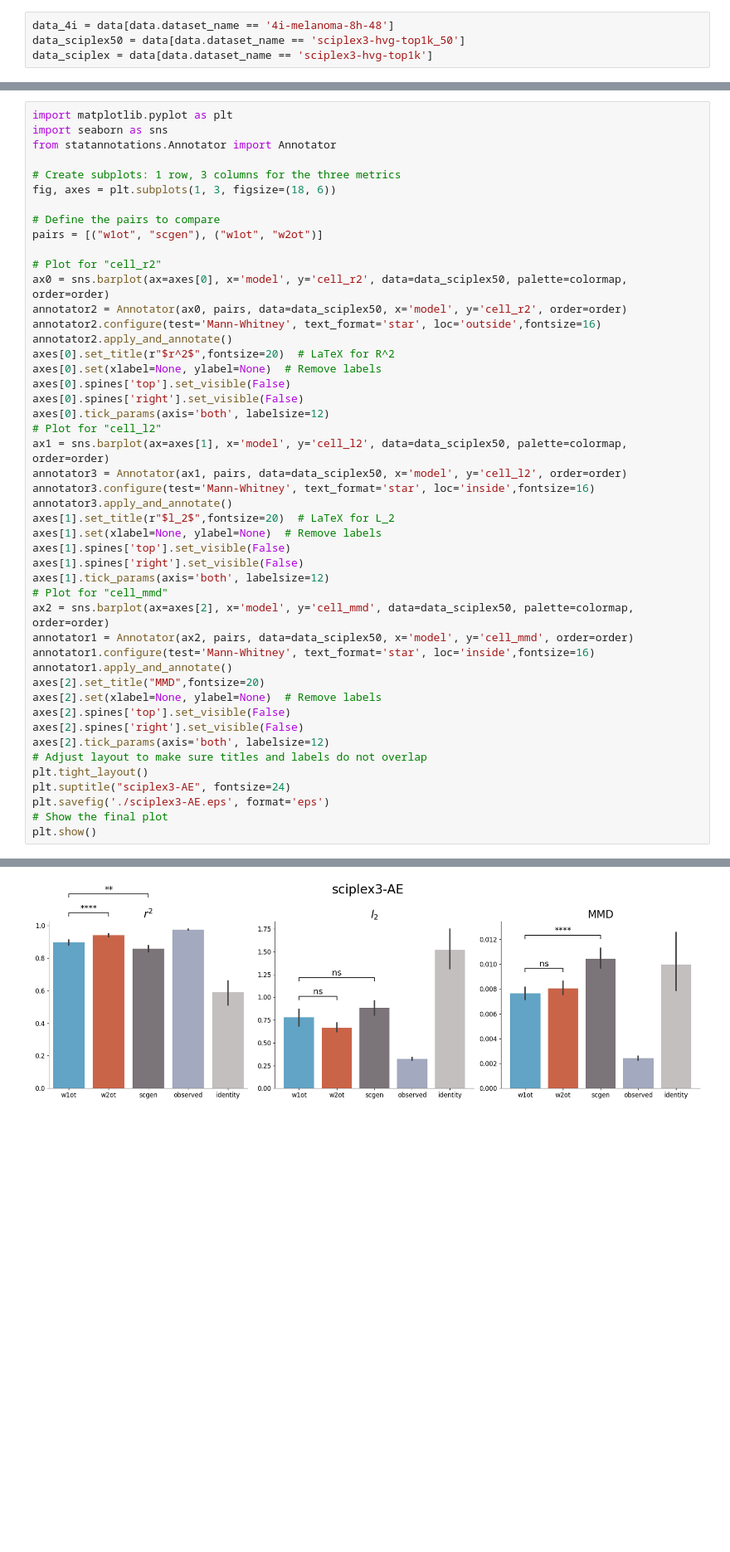
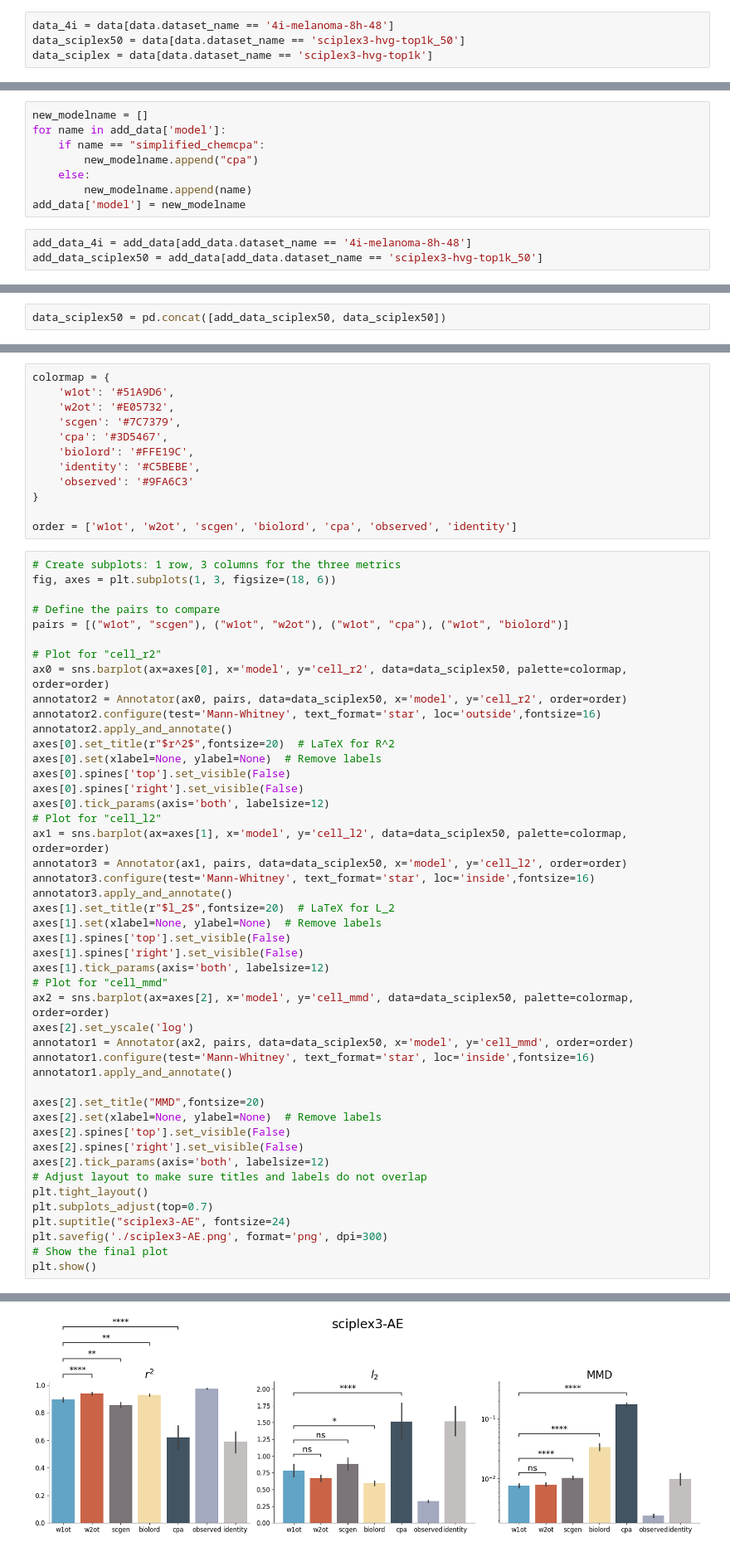
Before and after one commit to poseidonchan/w1ot, a Jupyter notebook: Experiments/fig3&4.ipynb, the cells around one changed output, grey strips where cells are left out. Shown at 83% size. Cells and saved outputs as stored; diff of their text form; blank space fills up the shorter version.

```diff
--- a/Experiments/fig3&4.ipynb
+++ b/Experiments/fig3&4.ipynb
@@ -10,0 +14,11 @@ data_sciplex = data[data.dataset_name == 'sciplex3-hvg-top1k']
+# %%
+new_modelname = []
+for name in add_data['model']:
+    if name == "simplified_chemcpa":
+        new_modelname.append("cpa")
+    else:
+        new_modelname.append(name)
+add_data['model'] = new_modelname
+# %%
+add_data_4i = add_data[add_data.dataset_name == '4i-melanoma-8h-48']
+add_data_sciplex50 = add_data[add_data.dataset_name == 'sciplex3-hvg-top1k_50']
@@ -10,0 +27,2 @@ data_sciplex = data[data.dataset_name == 'sciplex3-hvg-top1k']
+# %%
+data_sciplex50 = pd.concat([add_data_sciplex50, data_sciplex50])
@@ -21,13 +135,21 @@ order = ['w1ot', 'w2ot', 'scgen', 'observed', 'identity']
+# %%
+colormap = {
+    'w1ot': '#51A9D6',
+    'w2ot': '#E05732',
+    'scgen': '#7C7379',
+    'cpa': '#3D5467',
+    'biolord': '#FFE19C',
+    'identity': '#C5BEBE',
+    'observed': '#9FA6C3'
+}
+
+order = ['w1ot', 'w2ot', 'scgen', 'biolord', 'cpa', 'observed', 'identity']
 # %%
-import matplotlib.pyplot as plt
-import seaborn as sns
-from statannotations.Annotator import Annotator
-
 # Create subplots: 1 row, 3 columns for the three metrics
 fig, axes = plt.subplots(1, 3, figsize=(18, 6))
 
 # Define the pairs to compare
-pairs = [("w1ot", "scgen"), ("w1ot", "w2ot")]
+pairs = [("w1ot", "scgen"), ("w1ot", "w2ot"), ("w1ot", "cpa"), ("w1ot", "biolord")]
 
 # Plot for "cell_r2"
 ax0 = sns.barplot(ax=axes[0], x='model', y='cell_r2', data=data_sciplex50, palette=colormap, order=order)
@@ -51,9 +173,11 @@ axes[1].spines['right'].set_visible(False)
 axes[1].tick_params(axis='both', labelsize=12)
 # Plot for "cell_mmd"
 ax2 = sns.barplot(ax=axes[2], x='model', y='cell_mmd', data=data_sciplex50, palette=colormap, order=order)
+axes[2].set_yscale('log')
 annotator1 = Annotator(ax2, pairs, data=data_sciplex50, x='model', y='cell_mmd', order=order)
 annotator1.configure(test='Mann-Whitney', text_format='star', loc='inside',fontsize=16)
 annotator1.apply_and_annotate()
+
 axes[2].set_title("MMD",fontsize=20)
 axes[2].set(xlabel=None, ylabel=None)  # Remove labels
 axes[2].spines['top'].set_visible(False)
@@ -61,8 +185,9 @@ axes[2].spines['right'].set_visible(False)
 axes[2].tick_params(axis='both', labelsize=12)
 # Adjust layout to make sure titles and labels do not overlap
 plt.tight_layout()
+plt.subplots_adjust(top=0.7)
 plt.suptitle("sciplex3-AE", fontsize=24)
-plt.savefig('./sciplex3-AE.eps', format='eps')
+plt.savefig('./sciplex3-AE.png', format='png', dpi=300)
 # Show the final plot
 plt.show()
 # %% [output]
@@ -86 +236 @@ w1ot vs. scgen: Mann-Whitney-Wilcoxon test two-sided, P_val:5.652e-09 U_stat=2.9
-[figure, old version]
+[figure, new version]
```
Also changed, not shown: parts of 19 cells of this notebook, 38 other files.
